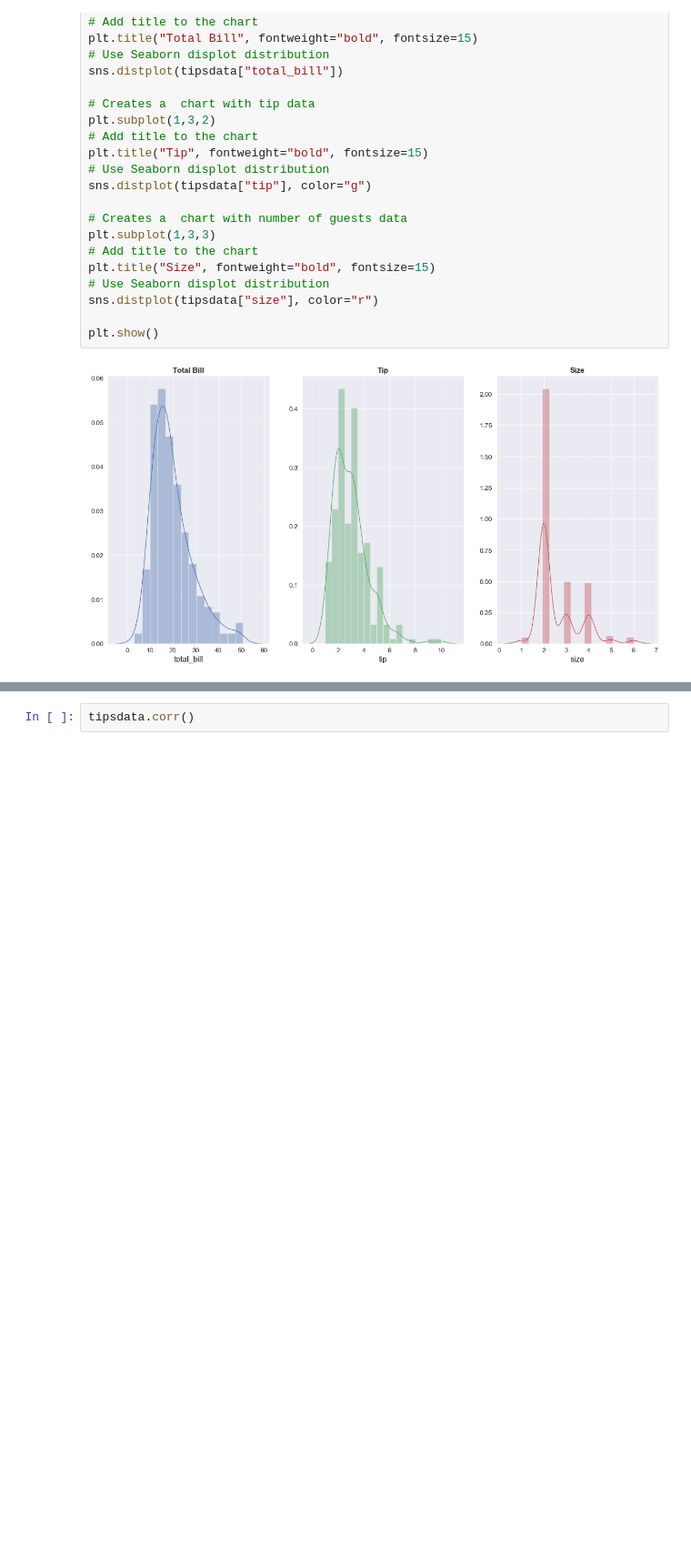
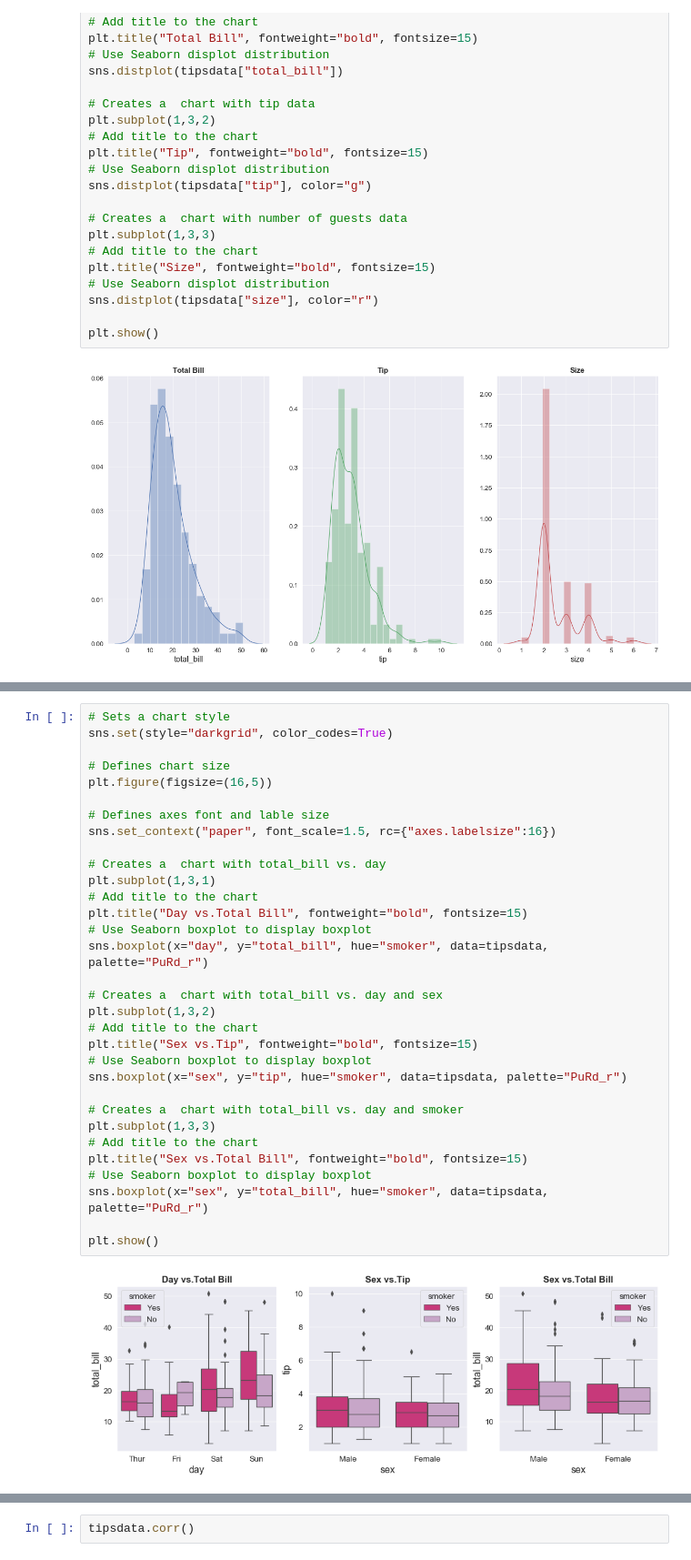
Before and after one commit to G00376332/52446_Project, a Jupyter notebook: Tips_Project.ipynb, the cells around one changed output, grey strips where cells are left out. Shown: that part at 91% size. Cells and saved outputs as stored; diff of their text form; blank space fills up the shorter version.

Commit message:
Create boxplot and violin plot section

```diff
--- a/Tips_Project.ipynb
+++ b/Tips_Project.ipynb
@@ -206,0 +221,34 @@ plt.show()
+# %%
+# Sets a chart style
+sns.set(style="darkgrid", color_codes=True)
+
+# Defines chart size
+plt.figure(figsize=(16,5))
+
+# Defines axes font and lable size
+sns.set_context("paper", font_scale=1.5, rc={"axes.labelsize":16})
+
+# Creates a  chart with total_bill vs. day
+plt.subplot(1,3,1)
+# Add title to the chart
+plt.title("Day vs.Total Bill", fontweight="bold", fontsize=15)
+# Use Seaborn boxplot to display boxplot
+sns.boxplot(x="day", y="total_bill", hue="smoker", data=tipsdata, palette="PuRd_r")
+
+# Creates a  chart with total_bill vs. day and sex
+plt.subplot(1,3,2)
+# Add title to the chart
+plt.title("Sex vs.Tip", fontweight="bold", fontsize=15)
+# Use Seaborn boxplot to display boxplot
+sns.boxplot(x="sex", y="tip", hue="smoker", data=tipsdata, palette="PuRd_r")
+
+# Creates a  chart with total_bill vs. day and smoker
+plt.subplot(1,3,3)
+# Add title to the chart
+plt.title("Sex vs.Total Bill", fontweight="bold", fontsize=15)
+# Use Seaborn boxplot to display boxplot
+sns.boxplot(x="sex", y="total_bill", hue="smoker", data=tipsdata, palette="PuRd_r")
+
+plt.show()
+# %% [output]
+[figure, added]
```
Also changed, not shown: parts of 18 cells of this notebook, 2 other files.
